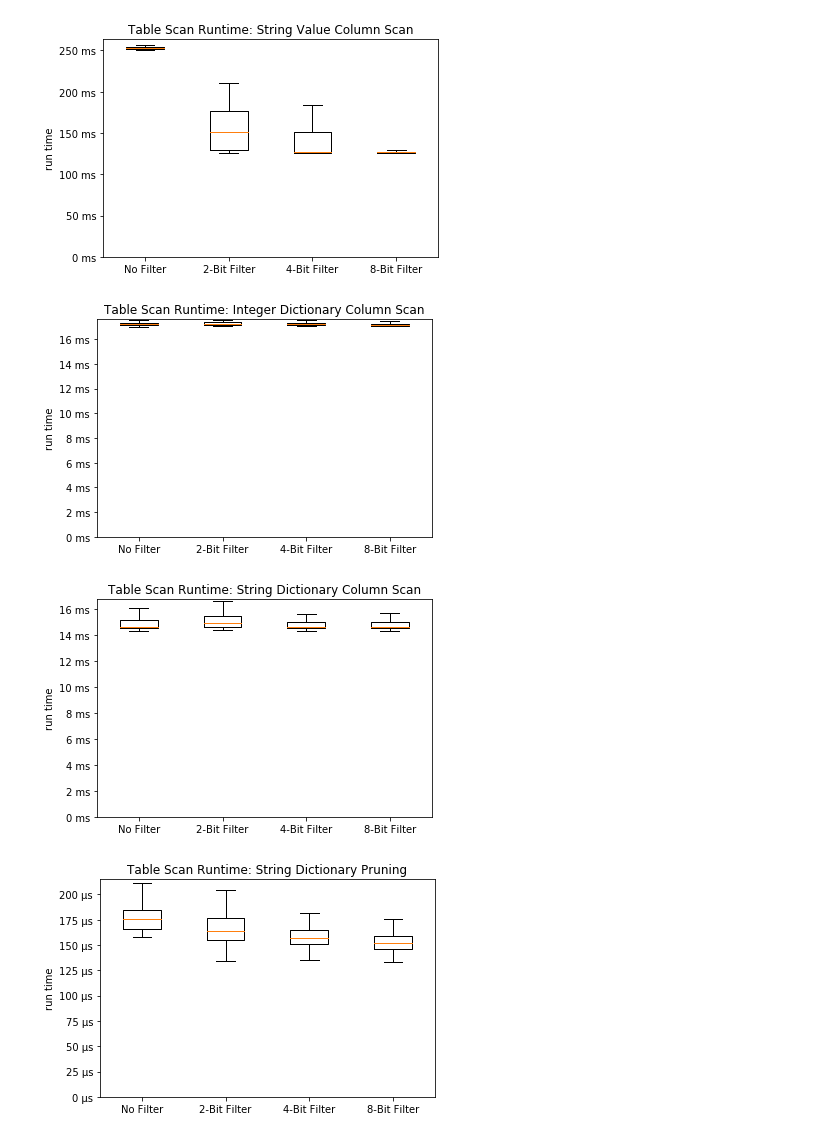
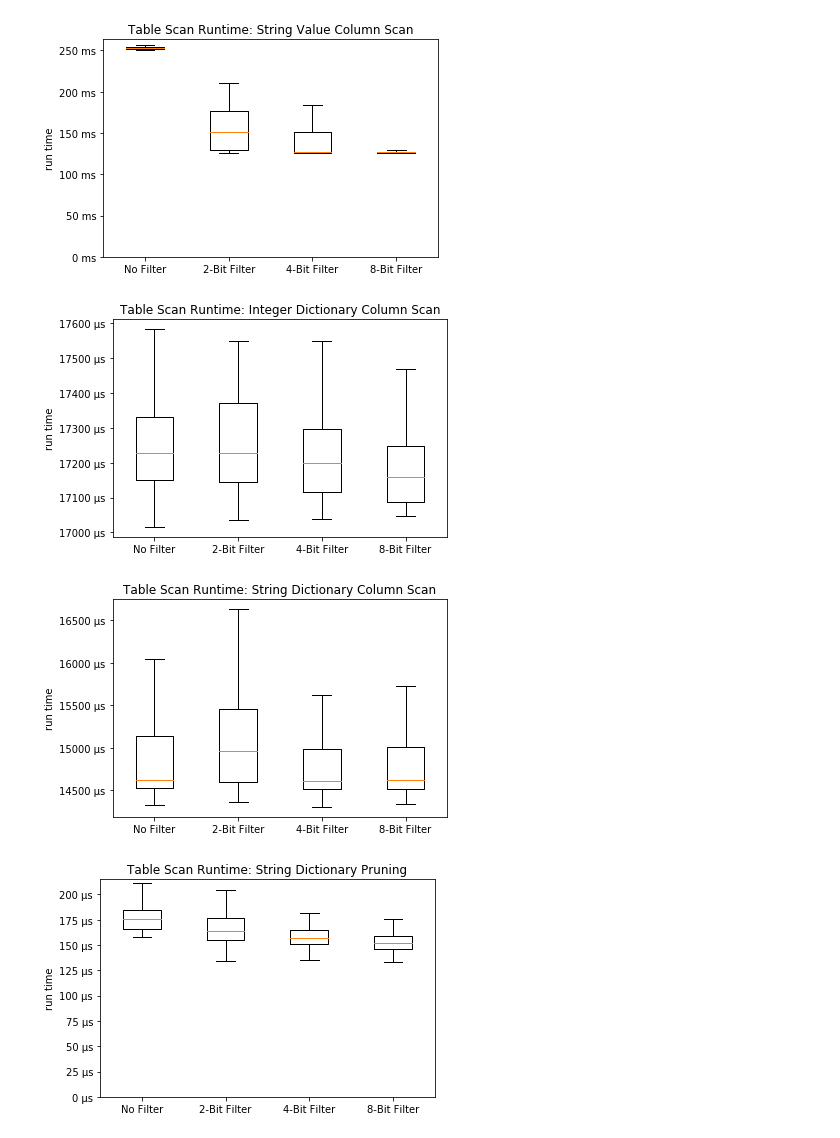
Before and after one commit to ArneMayer/MasterarbeitJupyter, a Jupyter notebook: custom_bench_evaluation.ipynb, the cells around one changed output. Saved outputs shown, nothing was run; the diff lists cells and outputs as text; code cells hidden in the pictures.

Commit message:
start at zero option

```diff
--- a/custom_bench_evaluation.ipynb
+++ b/custom_bench_evaluation.ipynb
@@ -12,7 +12,7 @@ def milliseconds(x, pos):
     'The two args are the value and tick position'
     return '%i ms' % (x*1e-3)
 
-def boxplot(title, data, labels, unit='milli'):
+def boxplot(title, data, labels, unit='milli', start_at_zero=True):
     formatter = FuncFormatter(microseconds)
     if unit == 'milli':
         formatter = FuncFormatter(milliseconds)
@@ -26,10 +26,11 @@ def boxplot(title, data, labels, unit='milli'):
     plt.title(title)
     #plt.xlabel('remainder size')
     plt.ylabel('run time')
-    ax.set_ylim(ymin=0)
+    if start_at_zero:
+        ax.set_ylim(ymin=0)
     file_name = title.replace(" ", "_").replace(":", "")
-    plt.savefig('{}.pgf'.format(file_name))
-    plt.savefig('{}.pdf'.format(file_name))
+    plt.savefig('plot_output/{}.pgf'.format(file_name))
+    plt.savefig('plot_output/{}.pdf'.format(file_name))
     plt.show()
 
 def get_column_names():
@@ -116,14 +117,14 @@ boxplot('Table Scan Runtime: String Value Column Scan', plot_data, labels)
 # %%
 data = get_data()
 series0 = select(data, data_type='int', pruning_rate=0.5, remainder_size=0, dictionary=1, btree=0, art=0)
 series2 = select(data, data_type='int', pruning_rate=0.5, remainder_size=2, dictionary=1, btree=0, art=0)
 series4 = select(data, data_type='int', pruning_rate=0.5, remainder_size=4, dictionary=1, btree=0, art=0)
 series8 = select(data, data_type='int', pruning_rate=0.5, remainder_size=8, dictionary=1, btree=0, art=0)
 plot_data = [series0, series2, series4, series8]
 labels = ['No Filter', '2-Bit Filter', '4-Bit Filter', '8-Bit Filter']
-boxplot('Table Scan Runtime: Integer Dictionary Column Scan', plot_data, labels)
+boxplot('Table Scan Runtime: Integer Dictionary Column Scan', plot_data, labels, 'micro', False)
 # %% [output]
-[figure, old version]
+[figure, new version]
 # %%
 data = get_data()
 series0 = select(data, data_type='string', pruning_rate=0.5, remainder_size=0, dictionary=1, btree=0, art=0)
@@ -132,9 +133,9 @@ series4 = select(data, data_type='string', pruning_rate=0.5, remainder_size=4, d
 series8 = select(data, data_type='string', pruning_rate=0.5, remainder_size=8, dictionary=1, btree=0, art=0)
 plot_data = [series0, series2, series4, series8]
 labels = ['No Filter', '2-Bit Filter', '4-Bit Filter', '8-Bit Filter']
-boxplot('Table Scan Runtime: String Dictionary Column Scan', plot_data, labels)
+boxplot('Table Scan Runtime: String Dictionary Column Scan', plot_data, labels, 'micro', False)
 # %% [output]
-[figure, old version]
+[figure, new version]
 # %%
 data = get_data()
 series0 = select(data, data_type='string', pruning_rate=1.0, remainder_size=0, dictionary=1, btree=0, art=0)
```
Also changed, not shown: parts of 1 cell of this notebook, 24 other files.
